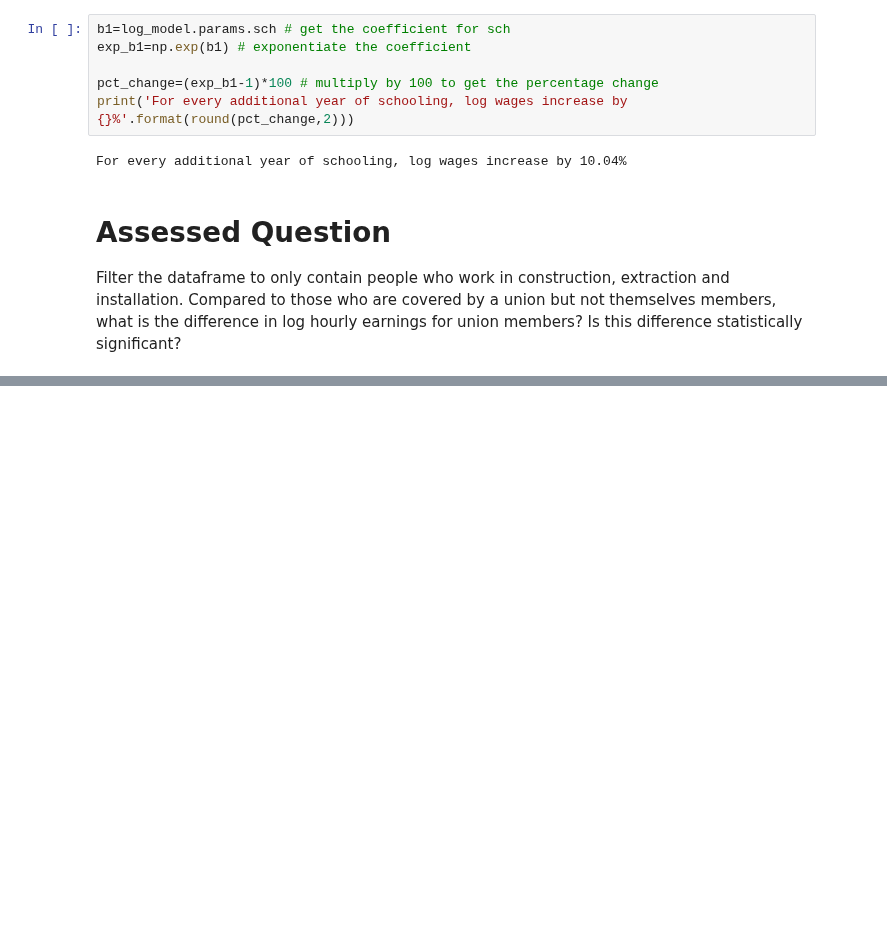
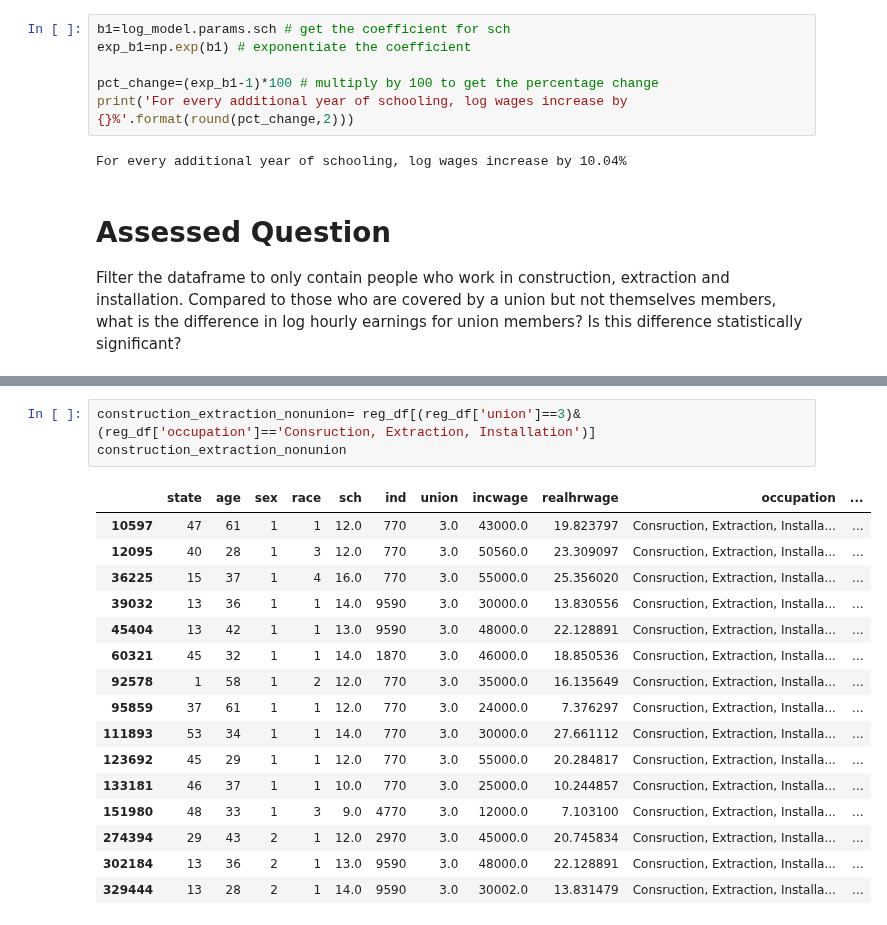
Before and after one commit to Zccarou/QM2, a Jupyter notebook: notebooks/W07. Linear Regression.ipynb, the cells around one changed output, grey strips where cells are left out. Drawn from its saved outputs; the diff is of its cells as text; blank space fills up the shorter version.

```diff
--- a/notebooks/W07. Linear Regression.ipynb
+++ b/notebooks/W07. Linear Regression.ipynb
@@ -576,0 +614,20 @@ Filter the dataframe to only contain people who work in construction, extraction
+# %%
+construction_extraction_nonunion= reg_df[(reg_df['union']==3)& (reg_df['occupation']=='Consruction, Extraction, Installation')]
+construction_extraction_nonunion
+# %% [output]
+|  | state | age | sex | race | sch | ind | union | incwage | realhrwage | occupation | ... |
+| 10597 | 47 | 61 | 1 | 1 | 12.0 | 770 | 3.0 | 43000.0 | 19.823797 | Consruction, Extraction, Installa... | ... |
+| 12095 | 40 | 28 | 1 | 3 | 12.0 | 770 | 3.0 | 50560.0 | 23.309097 | Consruction, Extraction, Installa... | ... |
+| 36225 | 15 | 37 | 1 | 4 | 16.0 | 770 | 3.0 | 55000.0 | 25.356020 | Consruction, Extraction, Installa... | ... |
+| 39032 | 13 | 36 | 1 | 1 | 14.0 | 9590 | 3.0 | 30000.0 | 13.830556 | Consruction, Extraction, Installa... | ... |
+| 45404 | 13 | 42 | 1 | 1 | 13.0 | 9590 | 3.0 | 48000.0 | 22.128891 | Consruction, Extraction, Installa... | ... |
+| 60321 | 45 | 32 | 1 | 1 | 14.0 | 1870 | 3.0 | 46000.0 | 18.850536 | Consruction, Extraction, Installa... | ... |
+| 92578 | 1 | 58 | 1 | 2 | 12.0 | 770 | 3.0 | 35000.0 | 16.135649 | Consruction, Extraction, Installa... | ... |
+| 95859 | 37 | 61 | 1 | 1 | 12.0 | 770 | 3.0 | 24000.0 | 7.376297 | Consruction, Extraction, Installa... | ... |
+| 111893 | 53 | 34 | 1 | 1 | 14.0 | 770 | 3.0 | 30000.0 | 27.661112 | Consruction, Extraction, Installa... | ... |
+| 123692 | 45 | 29 | 1 | 1 | 12.0 | 770 | 3.0 | 55000.0 | 20.284817 | Consruction, Extraction, Installa... | ... |
+| 133181 | 46 | 37 | 1 | 1 | 10.0 | 770 | 3.0 | 25000.0 | 10.244857 | Consruction, Extraction, Installa... | ... |
+| 151980 | 48 | 33 | 1 | 3 | 9.0 | 4770 | 3.0 | 12000.0 | 7.103100 | Consruction, Extraction, Installa... | ... |
+| 274394 | 29 | 43 | 2 | 1 | 12.0 | 2970 | 3.0 | 45000.0 | 20.745834 | Consruction, Extraction, Installa... | ... |
+| 302184 | 13 | 36 | 2 | 1 | 13.0 | 9590 | 3.0 | 48000.0 | 22.128891 | Consruction, Extraction, Installa... | ... |
+| 329444 | 13 | 28 | 2 | 1 | 14.0 | 9590 | 3.0 | 30002.0 | 13.831479 | Consruction, Extraction, Installa... | ... |
```
Also changed, not shown: parts of 15 cells of this notebook.
